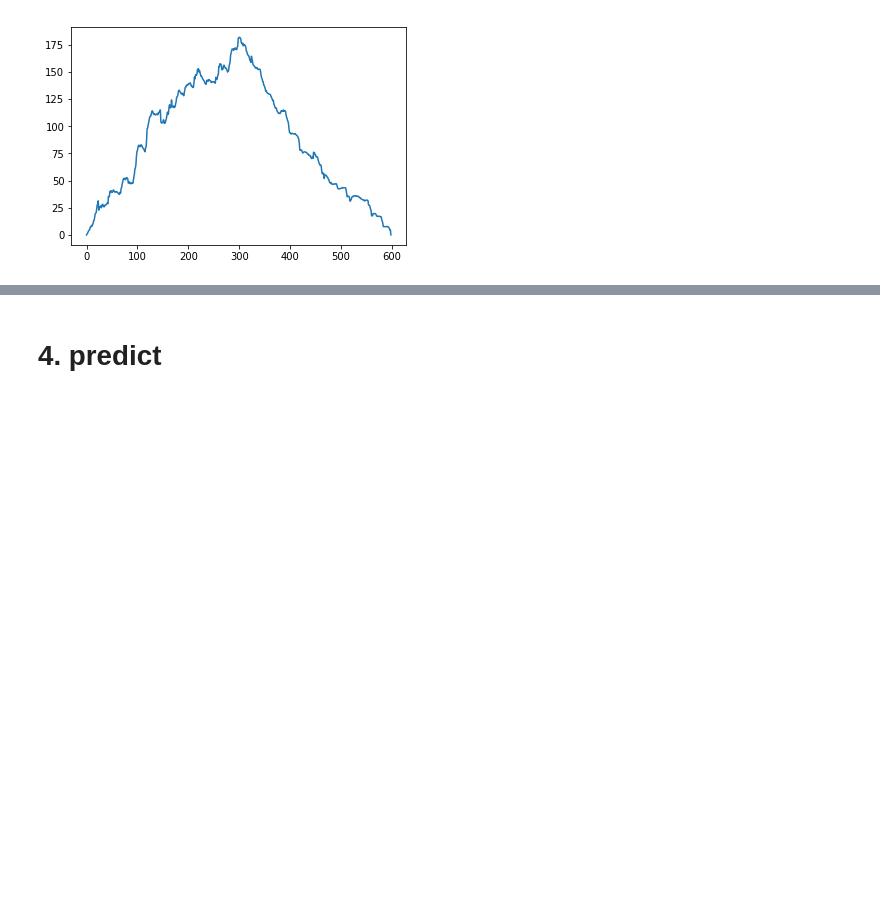
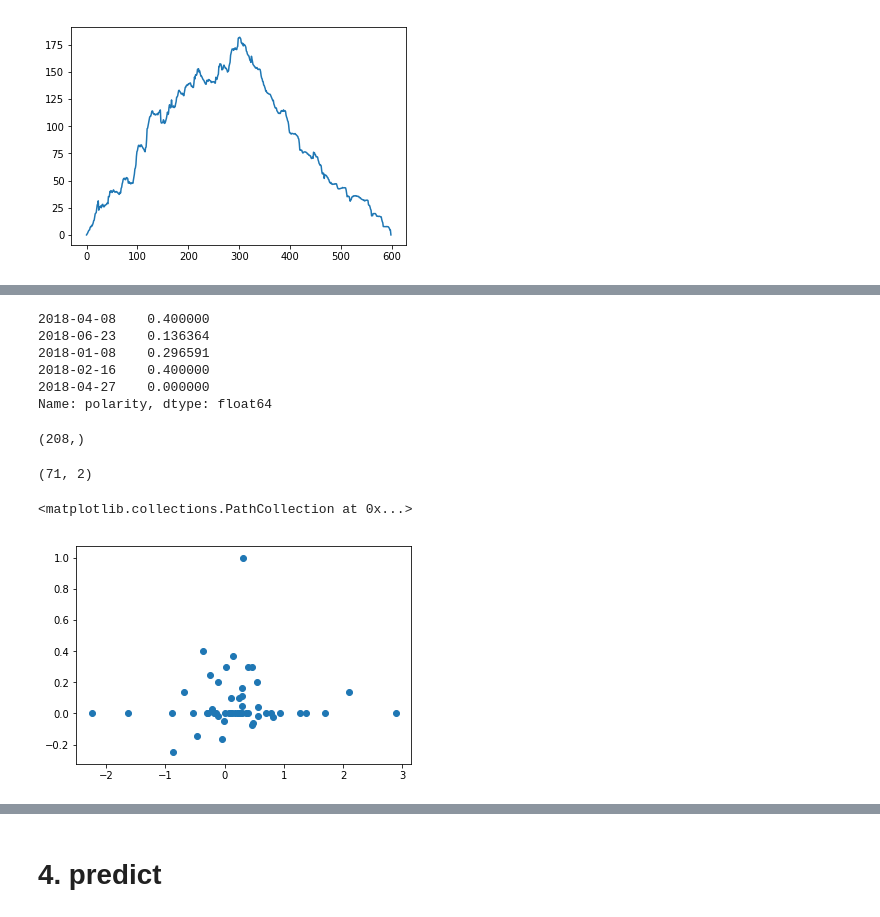
Before and after one commit to nzss/di-project2, a Jupyter notebook: Project Proposal.ipynb, the cells around one changed output, grey strips where cells are left out. Cells and saved outputs as stored; diff of their text form; code cells hidden in the pictures; blank space fills up the shorter version.

```diff
--- a/Project Proposal.ipynb
+++ b/Project Proposal.ipynb
@@ -408,0 +491,36 @@ days lag:  1
+# %%
+def get_stock_delta_price(picklename, start_date, end_date):
+    # outputs df with date and close price
+    # ex. start_date ='2018-11-05'= end_date, returns stock price for 2018-11-05
+    df = pd.read_pickle(picklename)
+    #df.index = pd.to_datetime(df.index)
+    df = df.loc[(df.index >= start_date) & (df.index <= end_date)]['change']
+    return df
+# %%
+amd_submissions, amd_sub_score = get_submissions_by_date(amd_sub, '2018-01-01', '2018-10-27')
+amd_sub_df = get_polarity(amd_submissions)
+amd_sub_df['polarity'].head()
+# %% [output]
+2018-04-08    0.400000
+2018-06-23    0.136364
+2018-01-08    0.296591
+2018-02-16    0.400000
+2018-04-27    0.000000
+Name: polarity, dtype: float64
+# %%
+amd_delta_price = get_stock_delta_price('amd_stock.pkl', '2018-01-01', '2018-10-27')
+# %%
+amd_delta_price.shape
+# %% [output]
+(208,)
+# %%
+amd_sub_df.shape
+# %% [output]
+(71, 2)
+# %%
+deltap_pol = pd.concat([amd_delta_price, amd_sub_df['polarity']], axis=1)
+# %%
+plt.scatter(deltap_pol['change'], deltap_pol['polarity'])
+# %% [output]
+<matplotlib.collections.PathCollection at 0x...>
+[figure, added]
```
Also changed, not shown: parts of 42 cells of this notebook, 3 other files.
